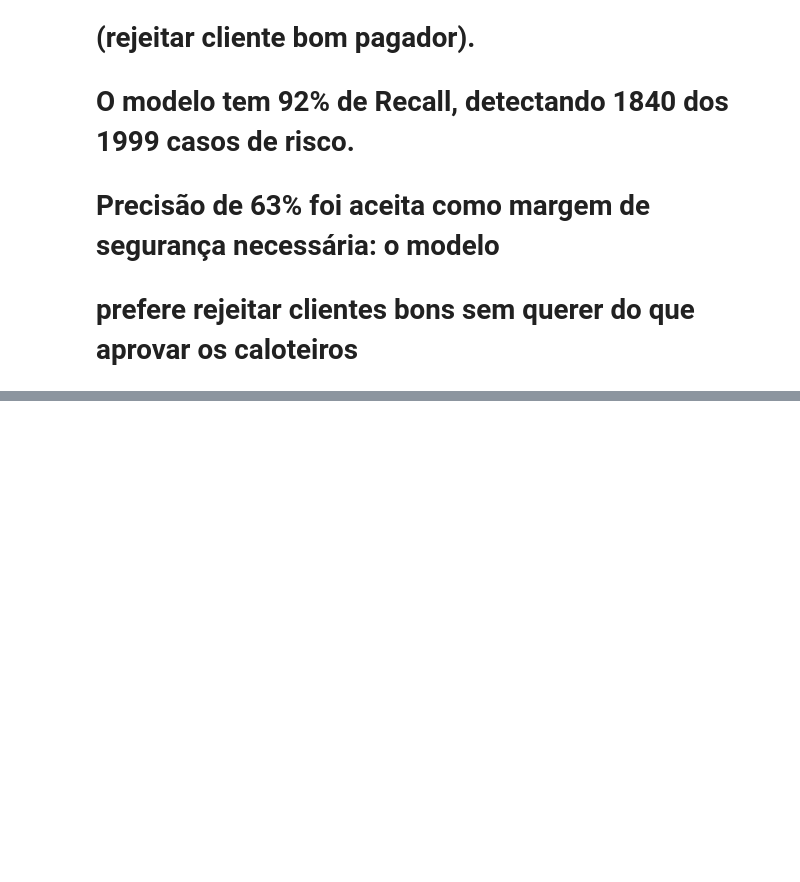
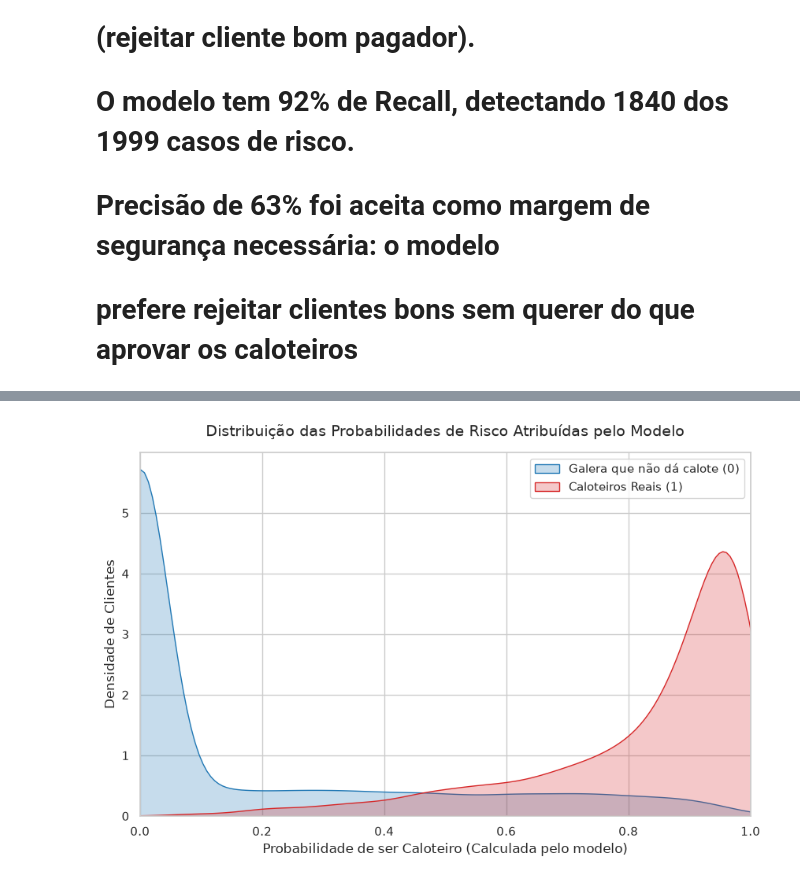
Before and after one commit to PGrojpen/seminario-multivariada-loan, a Jupyter notebook: analise_loan.ipynb, the cells around one changed output, grey strips where cells are left out. Drawn from its saved outputs; the diff is of its cells as text; code cells hidden in the pictures; blank space fills up the shorter version.

Commit message:
coeficientes do modelo e gráfico de densidade

```diff
--- a/analise_loan.ipynb
+++ b/analise_loan.ipynb
@@ -184,0 +212,32 @@ weighted avg       0.90      0.86      0.87      8998
+# %%
+import matplotlib.pyplot as plt
+import seaborn as sns
+probabilidades = modeloLog.predict_proba(X_test_scaled)[:, 1]
+
+df_probs = pd.DataFrame({'Probabilidade': probabilidades, 'Status_Real': y_test})
+
+plt.figure(figsize=(10,6))
+sns.set_theme(style="whitegrid")
+sns.kdeplot(
+    data=df_probs[df_probs['Status_Real'] ==0],
+    x='Probabilidade',
+    fill=True,
+    color="#1f77b4",
+    label="Galera que não dá calote (0)"
+)
+sns.kdeplot(
+    data=df_probs[df_probs['Status_Real'] == 1],
+    x='Probabilidade',
+    fill=True,
+    color="#d62728",
+    label="Caloteiros Reais (1)"
+
+)
+plt.title('Distribuição das Probabilidades de Risco Atribuídas pelo Modelo', fontsize=14, pad = 15)
+plt.xlabel('Probabilidade de ser Caloteiro (Calculada pelo modelo)', fontsize=12)
+plt.ylabel('Densidade de Clientes', fontsize=12)
+plt.legend()
+plt.xlim(0,1)
+plt.show()
+# %% [output]
+[figure, added]
```
Also changed, not shown: parts of 1 cell of this notebook.
